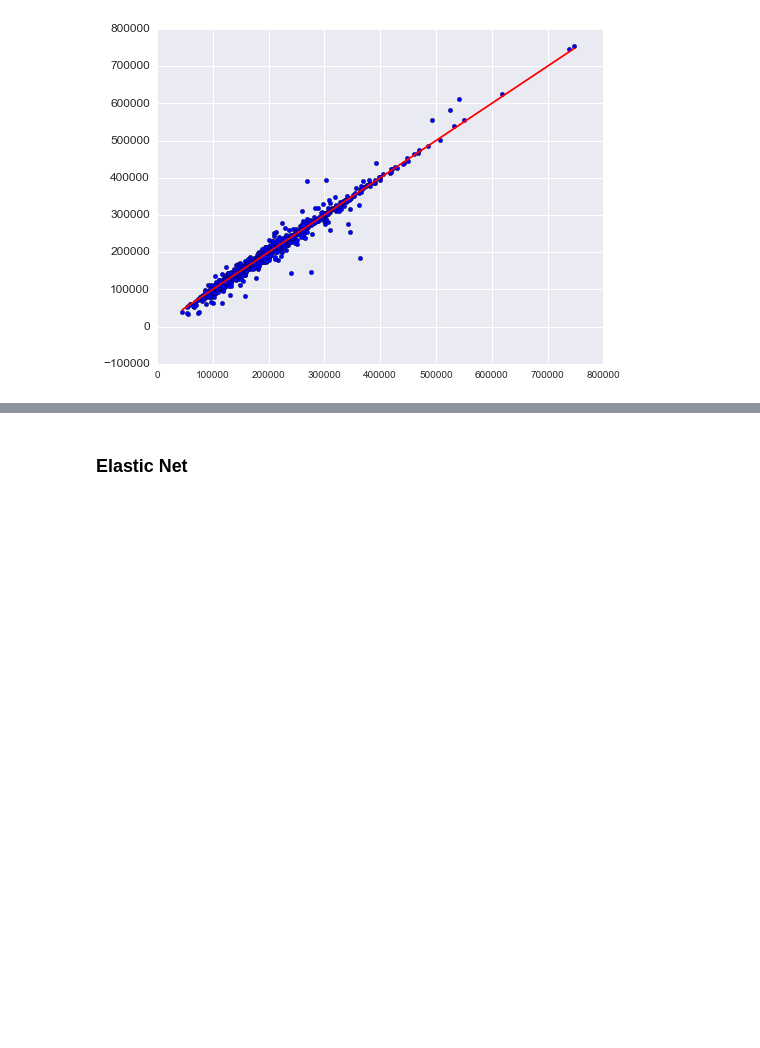
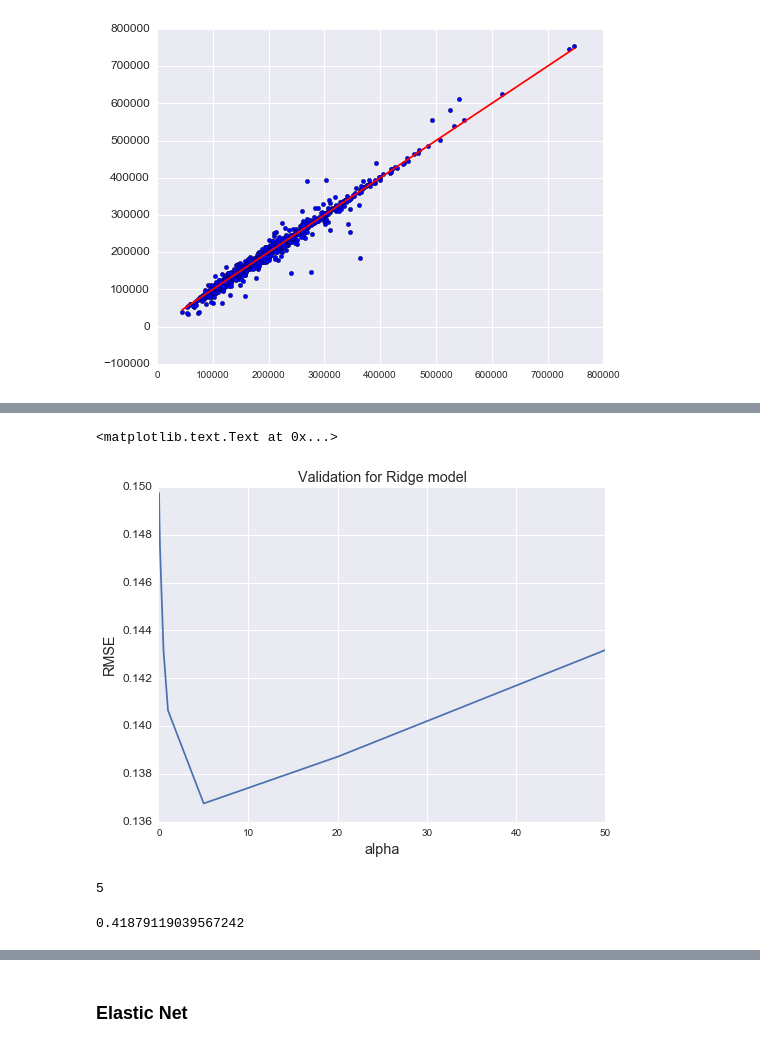
Before and after one commit to AngeloK/house-price-prediction, a Jupyter notebook: Linlin/house-price.ipynb, the cells around one changed output, grey strips where cells are left out. Drawn from its saved outputs; the diff is of its cells as text; code cells hidden in the pictures; blank space fills up the shorter version.

```diff
--- a/Linlin/house-price.ipynb
+++ b/Linlin/house-price.ipynb
@@ -1206,0 +1209,5 @@ plt.plot([min(svr_pred),max(svr_pred)], [min(svr_pred),max(svr_pred)], c="red")
+# %%
+
+from sklearn.linear_model import Ridge
+alphas = [0.0005, 0.001,0.01, 0.05, 0.1, 0.5, 1, 5, 20, 50]
+cv_ridge = [rmse_cv(Ridge(alpha = alpha)).mean() for alpha in alphas]
@@ -1206,0 +1227,19 @@ plt.plot([min(svr_pred),max(svr_pred)], [min(svr_pred),max(svr_pred)], c="red")
+# %%
+pd.Series(cv_ridge, index = alphas).plot(title = "Validation for Ridge model", grid = True)
+plt.xlabel('alpha')
+plt.ylabel("RMSE")
+# %% [output]
+<matplotlib.text.Text at 0x...>
+[figure, added]
+# %%
+best_alpha_for_ridge = alphas[np.argmin(np.array(cv_ridge))]
+best_alpha_for_ridge
+# %% [output]
+5
+# %%
+model_ridge = Ridge(alpha = best_alpha_for_ridge)
+model_ridge.fit(train_X, train_y)
+rmse_ridge_test = np.sqrt(mean_squared_error(test_y, model_ridge.predict(test_X)))
+rmse_ridge_test
+# %% [output]
+0.41879119039567242
```
Also changed, not shown: parts of 17 cells of this notebook.
